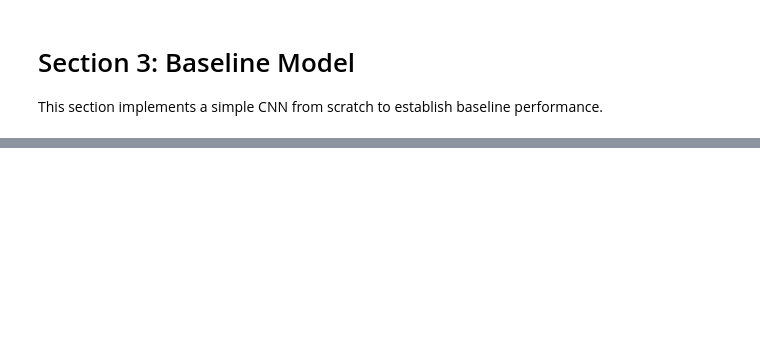
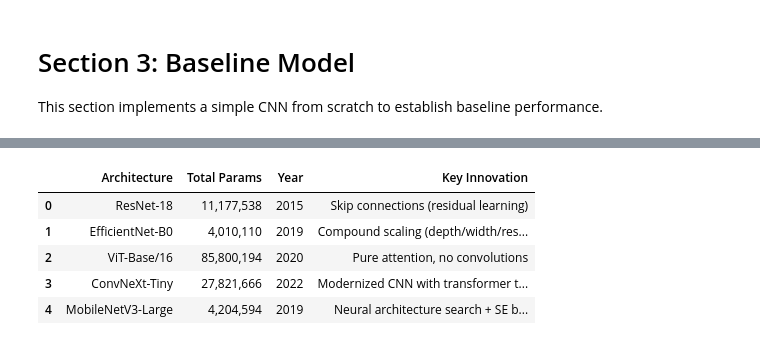
Before and after one commit to WillHeather/Deep-Learning-Coursework, a Jupyter notebook: notebook.ipynb, the cells around one changed output, grey strips where cells are left out. Drawn from its saved outputs; the diff is of its cells as text; code cells hidden in the pictures; blank space fills up the shorter version.

```diff
--- a/notebook.ipynb
+++ b/notebook.ipynb
@@ -1568,0 +714,77 @@ else:
+# %%
+# =============================================================================
+# 4.1 Architecture Comparison Table
+# =============================================================================
+print('='*80)
+print('ARCHITECTURE COMPARISON')
+print('='*80)
+
+# Create models for comparison (not training yet)
+arch_comparison = []
+
+# ResNet-18
+r18 = models.resnet18(weights=models.ResNet18_Weights.IMAGENET1K_V1)
+r18.fc = nn.Linear(r18.fc.in_features, 2)
+arch_comparison.append({
+    'Architecture': 'ResNet-18',
+    'Total Params': f'{count_total_params(r18):,}',
+    'Year': 2015,
+    'Key Innovation': 'Skip connections (residual learning)',
+    'Pros': 'Simple, well-understood, fast training',
+    'Cons': 'Lower capacity than modern architectures'
+})
+
+# EfficientNet-B0
+eff = timm.create_model('efficientnet_b0', pretrained=True, num_classes=2, in_chans=INPUT_CHANNELS)
+arch_comparison.append({
+    'Architecture': 'EfficientNet-B0',
+    'Total Params': f'{count_total_params(eff):,}',
+    'Year': 2019,
+    'Key Innovation': 'Compound scaling (depth/width/resolution)',
+    'Pros': 'Efficient, good accuracy-to-params ratio',
+    'Cons': 'More complex training dynamics'
+})
+
+# Vision Transformer
+vit = timm.create_model('vit_base_patch16_224', pretrained=True, num_classes=2, in_chans=INPUT_CHANNELS)
+arch_comparison.append({
+    'Architecture': 'ViT-Base/16',
+    'Total Params': f'{count_total_params(vit):,}',
+    'Year': 2020,
+    'Key Innovation': 'Pure attention, no convolutions',
+    'Pros': 'State-of-the-art on large datasets',
+    'Cons': 'Needs lots of data, computationally expensive'
+})
+
+# ConvNeXt-Tiny
+convnext = timm.create_model('convnext_tiny', pretrained=True, num_classes=2, in_chans=INPUT_CHANNELS)
+arch_comparison.append({
+    'Architecture': 'ConvNeXt-Tiny',
+    'Total Params': f'{count_total_params(convnext):,}',
+    'Year': 2022,
+    'Key Innovation': 'Modernized CNN with transformer techniques',
+    'Pros': 'Best of CNNs and Transformers',
+    'Cons': 'Newer, less community support'
+})
+
+# MobileNetV3
+mobilenet = models.mobilenet_v3_large(weights=models.MobileNet_V3_Large_Weights.IMAGENET1K_V1)
+mobilenet.classifier[3] = nn.Linear(mobilenet.classifier[3].in_features, 2)
+arch_comparison.append({
+    'Architecture': 'MobileNetV3-Large',
+    'Total Params': f'{count_total_params(mobilenet):,}',
+    'Year': 2019,
+    'Key Innovation': 'Neural architecture search + SE blocks',
+    'Pros': 'Very efficient, mobile-friendly',
+    'Cons': 'Lower accuracy than larger models'
+})
+
+# Display comparison table
+comparison_df = pd.DataFrame(arch_comparison)
+print('\nArchitecture Comparison:')
+display(comparison_df[['Architecture', 'Total Params', 'Year', 'Key Innovation']])
+
+# Clean up temporary models
+del r18, eff, vit, convnext, mobilenet
+torch.cuda.empty_cache() if torch.cuda.is_available() else None
+# %% [output]
@@ -1568,0 +796,6 @@ else:
+|  | Architecture | Total Params | Year | Key Innovation |
+| 0 | ResNet-18 | 11,177,538 | 2015 | Skip connections (residual learning) |
+| 1 | EfficientNet-B0 | 4,010,110 | 2019 | Compound scaling (depth/width/res... |
+| 2 | ViT-Base/16 | 85,800,194 | 2020 | Pure attention, no convolutions |
+| 3 | ConvNeXt-Tiny | 27,821,666 | 2022 | Modernized CNN with transformer t... |
+| 4 | MobileNetV3-Large | 4,204,594 | 2019 | Neural architecture search + SE b... |
```
Also changed, not shown: parts of 106 cells of this notebook, 1 other file.
